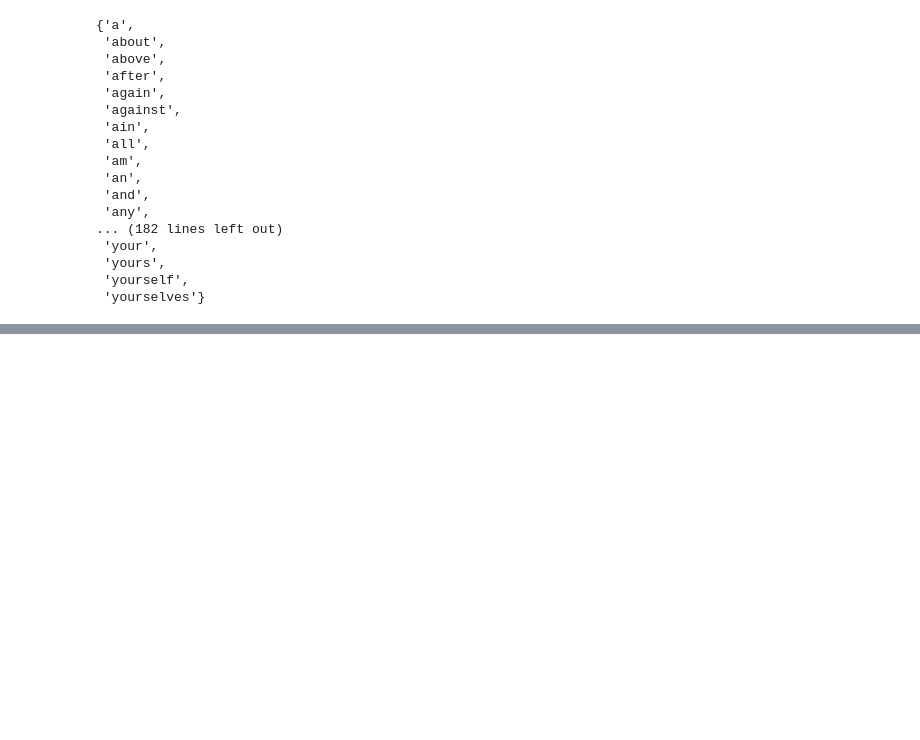
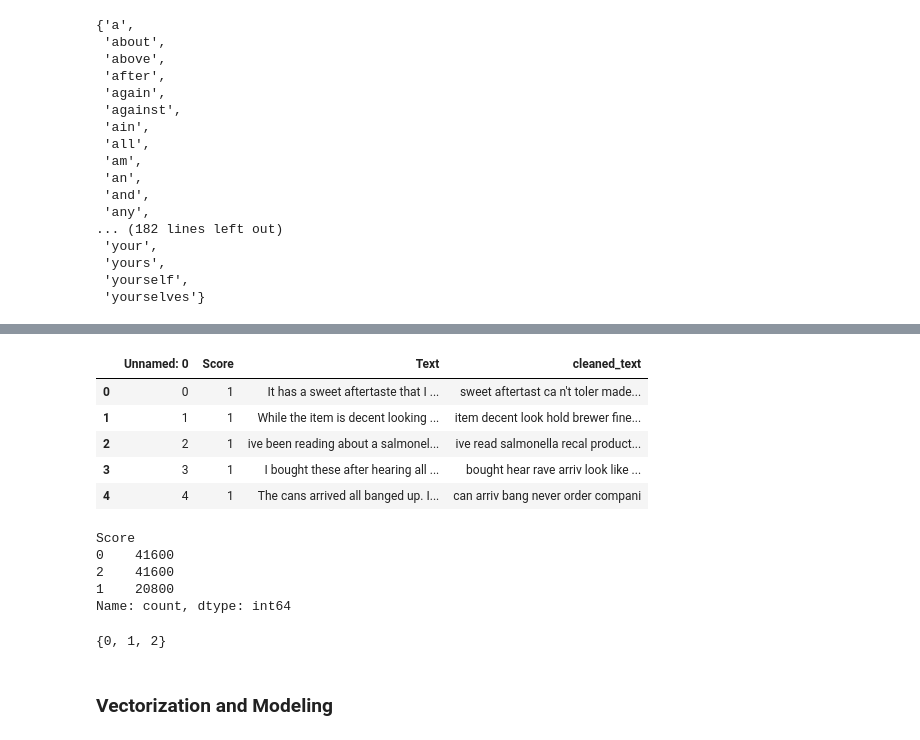
Before and after one commit to mhdnihas/Amazon-Product-Review, a Jupyter notebook: amazon-product-review.ipynb, the cells around one changed output, grey strips where cells are left out. Cells and saved outputs as stored; diff of their text form; code cells hidden in the pictures; blank space fills up the shorter version.

```diff
--- a/amazon-product-review.ipynb
+++ b/amazon-product-review.ipynb
@@ -198,0 +226,2 @@ stemming=PorterStemmer()
+# %%
+df2=pd.read_csv('/kaggle/working/df1.csv')
@@ -198,0 +238,9 @@ stemming=PorterStemmer()
+# %%
+df2.head()
+# %% [output]
+|  | Unnamed: 0 | Score | Text | cleaned_text |
+| 0 | 0 | 1 | It has a sweet aftertaste that I ... | sweet aftertast ca n't toler made... |
+| 1 | 1 | 1 | While the item is decent looking ... | item decent look hold brewer fine... |
+| 2 | 2 | 1 | ive been reading about a salmonel... | ive read salmonella recal product... |
+| 3 | 3 | 1 | I bought these after hearing all ... | bought hear rave arriv look like ... |
+| 4 | 4 | 1 | The cans arrived all banged up. I... | can arriv bang never order compani |
@@ -198,0 +249,8 @@ stemming=PorterStemmer()
+# %%
+df2['Score'].value_counts()
+# %% [output]
+Score
+0    41600
+2    41600
+1    20800
+Name: count, dtype: int64
@@ -198,0 +260,6 @@ stemming=PorterStemmer()
+# %%
+set(y)
+# %% [output]
+{0, 1, 2}
+# %% [markdown]
+### Vectorization and Modeling
```
Also changed, not shown: parts of 22 cells of this notebook.
